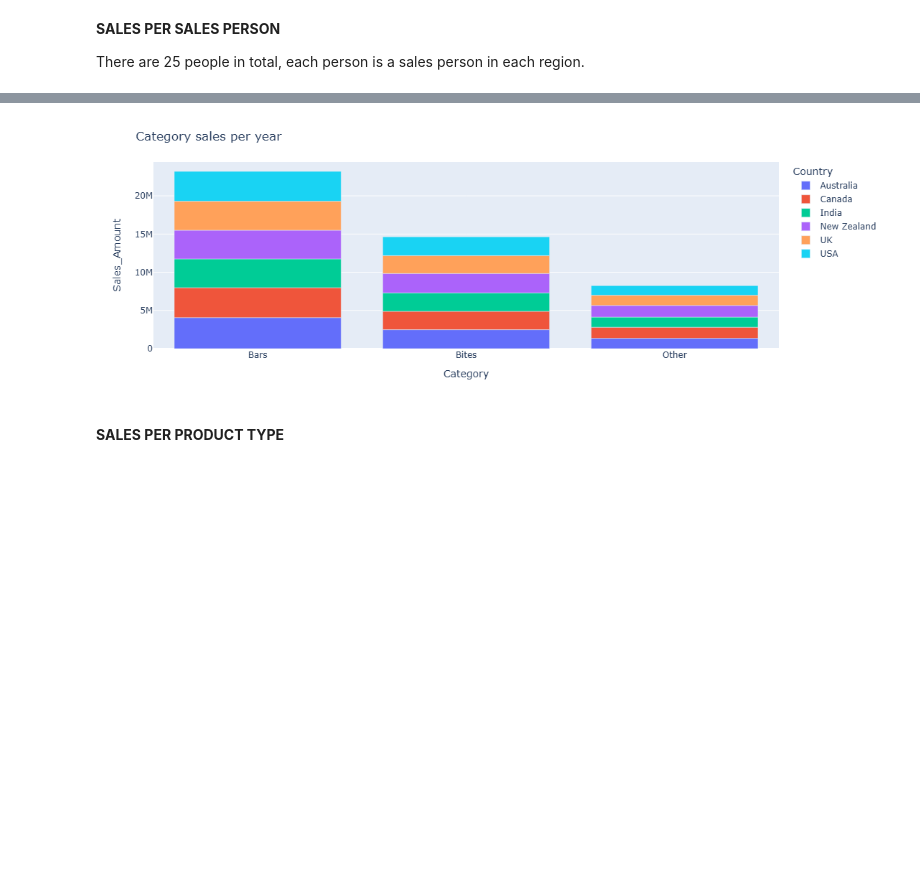
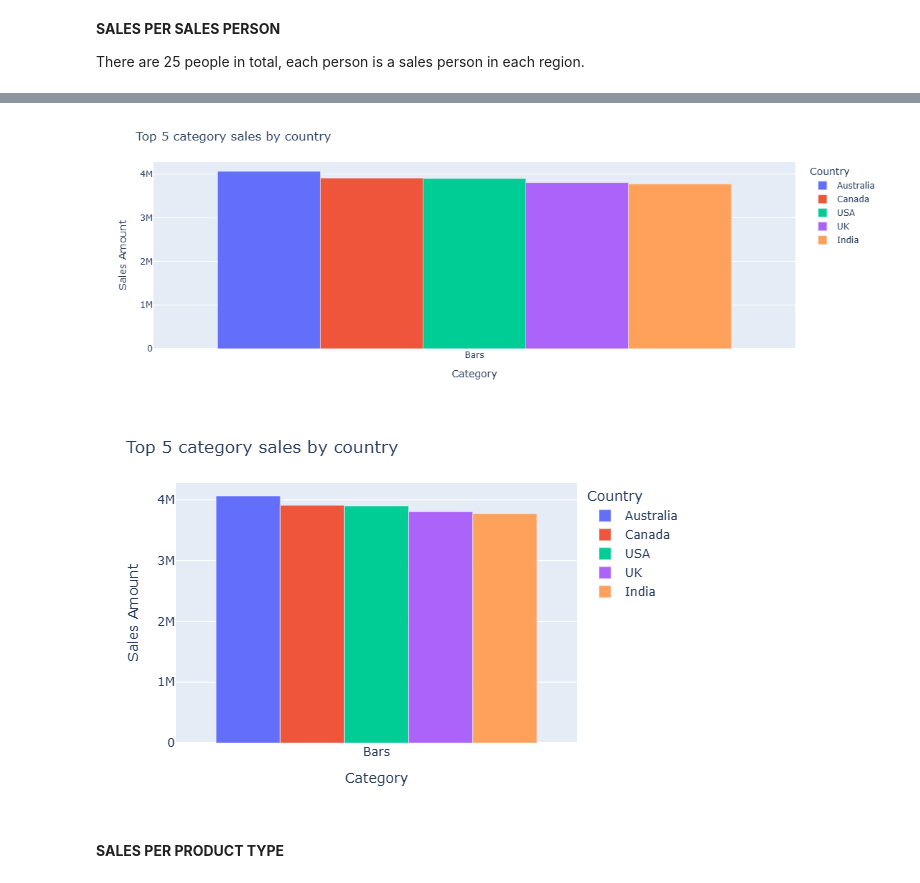
Before and after one commit to Lenida-Daniels/Sales-Analysis, a Jupyter notebook: sales_analysis.ipynb, the cells around one changed output, grey strips where cells are left out. Cells and saved outputs as stored; diff of their text form; code cells hidden in the pictures; blank space fills up the shorter version.

```diff
--- a/sales_analysis.ipynb
+++ b/sales_analysis.ipynb
@@ -52,7 +64,7 @@ df.drop(columns=["Unnamed: 14","Unnamed: 15","Unnamed: 16","Unnamed: 17","Unname
 # %% [markdown]
 **CONVERT AMOUNT TO SALES AMOUNT THEN DROP AMOUNT COLUMN**
 # %%
-df["Sales Amount"]=df["Amount"]
+df["Sales_Amount"]=df["Amount"]
 df.drop(columns="Amount",inplace=True)
 # %%
 df.info()
@@ -76,8 +88,3 @@ dtypes: int64(2), object(12)
 memory usage: 1.0+ MB
 # %% [markdown]
 **CONVERT Dtype**
-# %%
-df["Sales_Amount"]=df["Sales Amount"].str.replace(r'[$,]',"",regex="True").astype(float)
-df["Cost_per_box"]=df["Cost per box"].str.replace(r'[$,]',"",regex="True").astype(float)
-df.drop(columns=["Sales Amount","Cost per box"],inplace=True)
-df.info()
@@ -101,0 +91,5 @@ memory usage: 1.0+ MB
+# %%
+df["Sales_Amount"]=df["Sales_Amount"].str.replace(r'[$,]',"",regex="True").astype(float)
+df["Cost_per_box"]=df["Cost per box"].str.replace(r'[$,]',"",regex="True").astype(float)
+df.drop(columns=["Cost per box"],inplace=True)
+df.info()
@@ -893,24 +1021,9 @@ It now makes sense, bars category has many products (11 products) thus a higher
 # %%
-category_num=df["Category"].nunique()
-print("Total categories:",category_num)
-print()
-
-categories=df["Category"].unique()
-print("Categories:",categories)
-print()
-
-categories_sales=df.groupby("Category")["Sales_Amount"].sum().reset_index()
-print(categories_sales)
-print()
-
-region_categories_sales=df.groupby(["Region","Category"])["Sales_Amount"].sum().reset_index()
+region_categories_sales=df.groupby(["Region","Category"])["Sales_Amount"].sum().sort_values(ascending=False).reset_index().head(5)
 print(region_categories_sales)
 print()
 
-country_categories_sales=df.groupby(["Country","Category"])["Sales_Amount"].sum().reset_index()
+country_categories_sales=df.groupby(["Country","Category"])["Sales_Amount"].sum().sort_values(ascending=False).reset_index().head(5)
 print(country_categories_sales)
 print()
-
-category_product=df.groupby(["Category","Product Type"])["Sales_Amount"].sum().reset_index()
-category_product
 # %% [output]
@@ -968,21 +1067,25 @@ fig.show()
 # %%
 fig=px.bar(
     country_categories_sales,
     x="Category",
     y="Sales_Amount",
     color="Country",
+    barmode="group"
 
 )
 fig.update_layout(
-    title="Category sales per year",
+    title="Top 5 category sales by country",
     width=600,
     height=400,
-
-
+    yaxis_title="Sales Amount"
 )
 fig.show()
+print()
+fig.write_image("Category sales by country.png",height=400,width=600)
+Image("Category sales by country.png")
 # %% [output]
-[figure, old version]
+[figure, new version]
+[figure, added]
 # %% [markdown]
 **SALES PER PRODUCT TYPE**
 # %%
```
Also changed, not shown: parts of 68 cells of this notebook.
